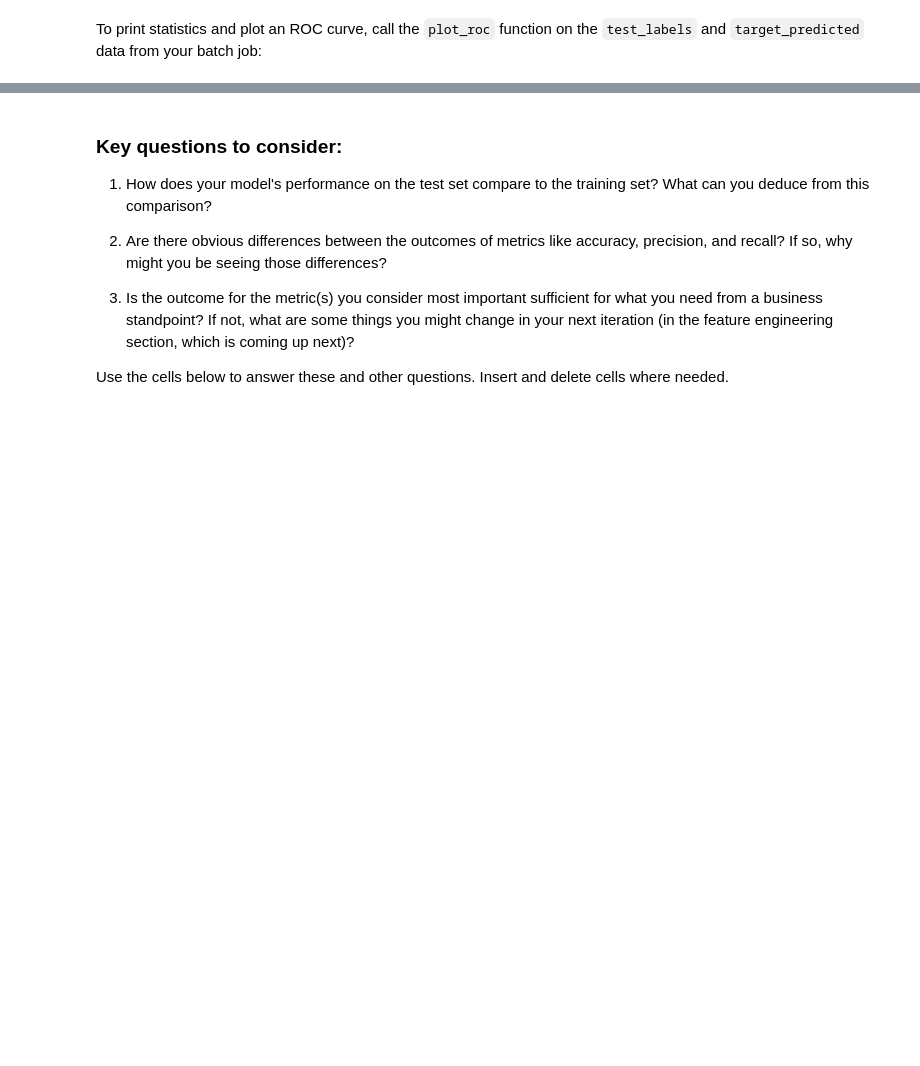
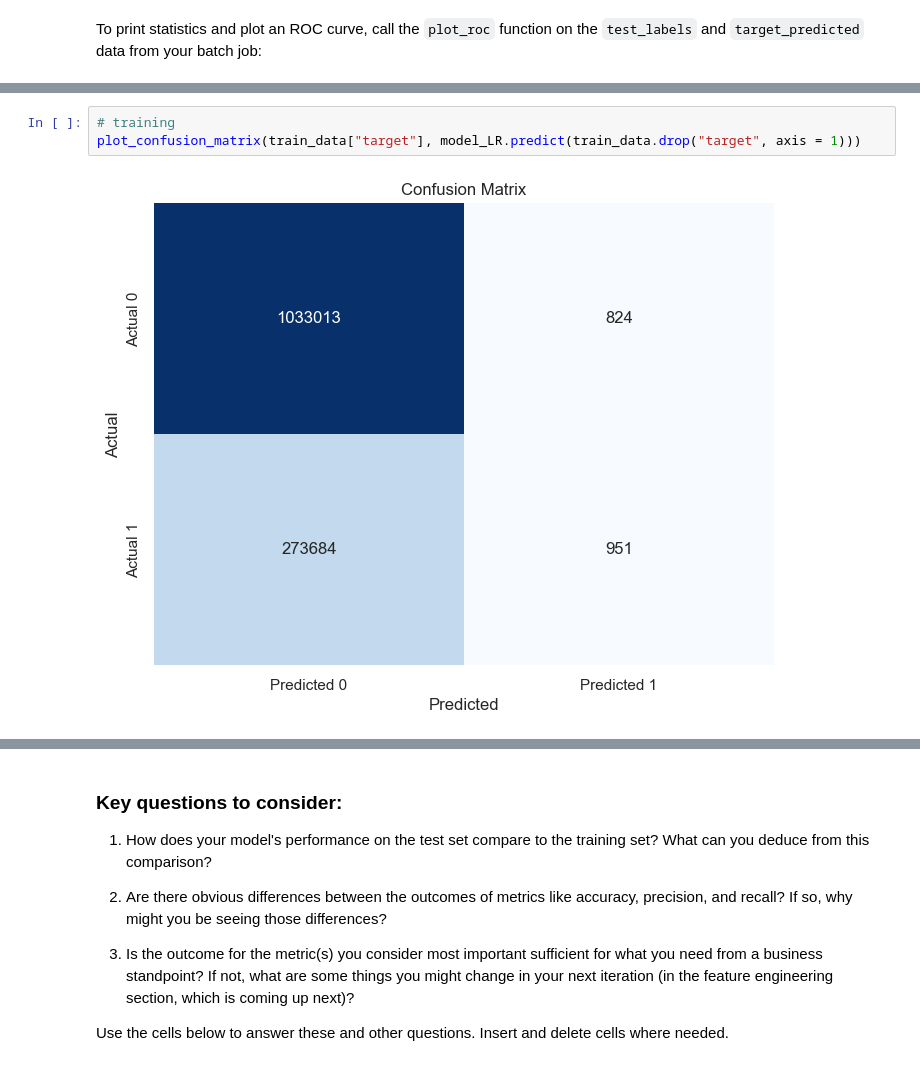
Before and after one commit to Adnan525/flight_delay_prediction, a Jupyter notebook: onpremises.ipynb, the cells around one changed output, grey strips where cells are left out. Saved outputs shown, nothing was run; the diff lists cells and outputs as text; blank space fills up the shorter version.

```diff
--- a/onpremises.ipynb
+++ b/onpremises.ipynb
@@ -740,0 +834,5 @@ To print statistics and plot an ROC curve, call the `plot_roc` function on the `
+# %%
+# training
+plot_confusion_matrix(train_data["target"], model_LR.predict(train_data.drop("target", axis = 1)))
+# %% [output]
+[figure, added]
```
Also changed, not shown: parts of 30 cells of this notebook.
